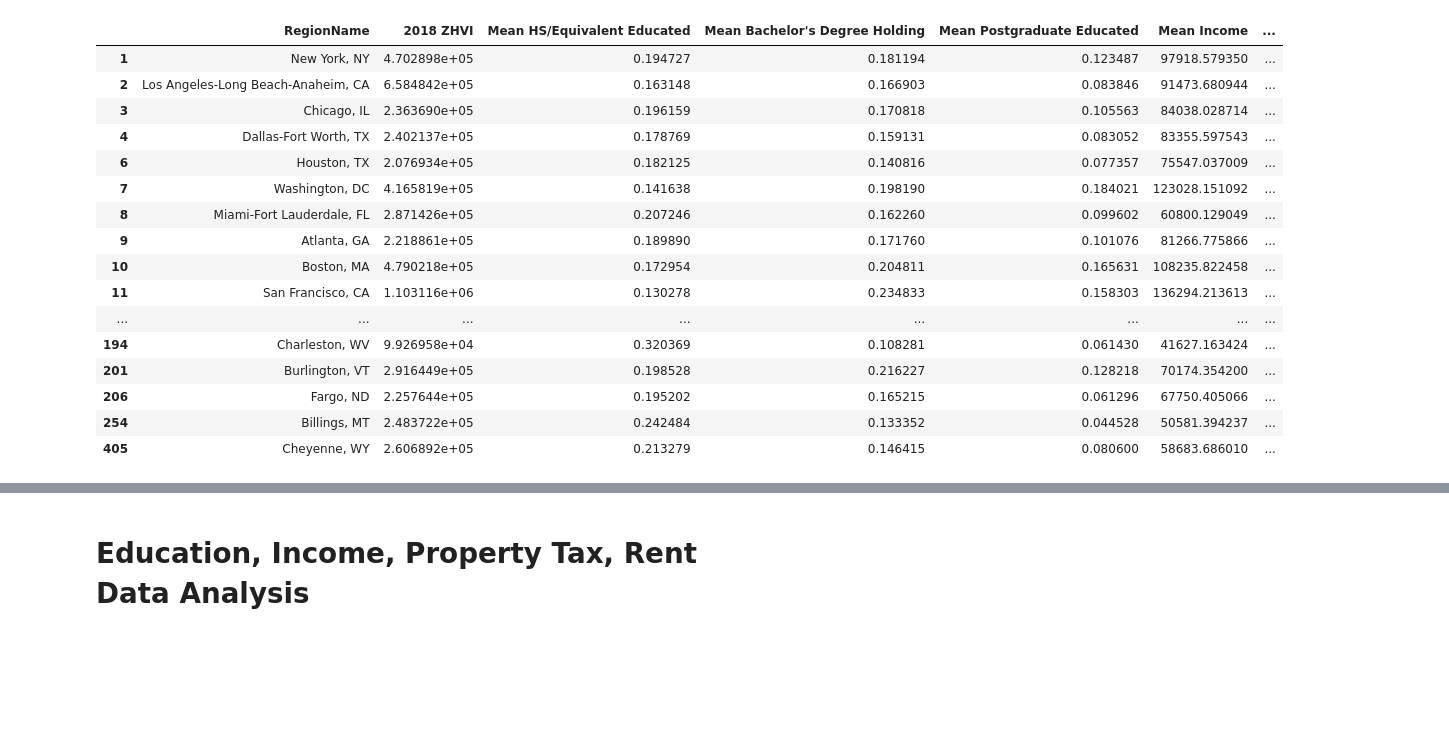
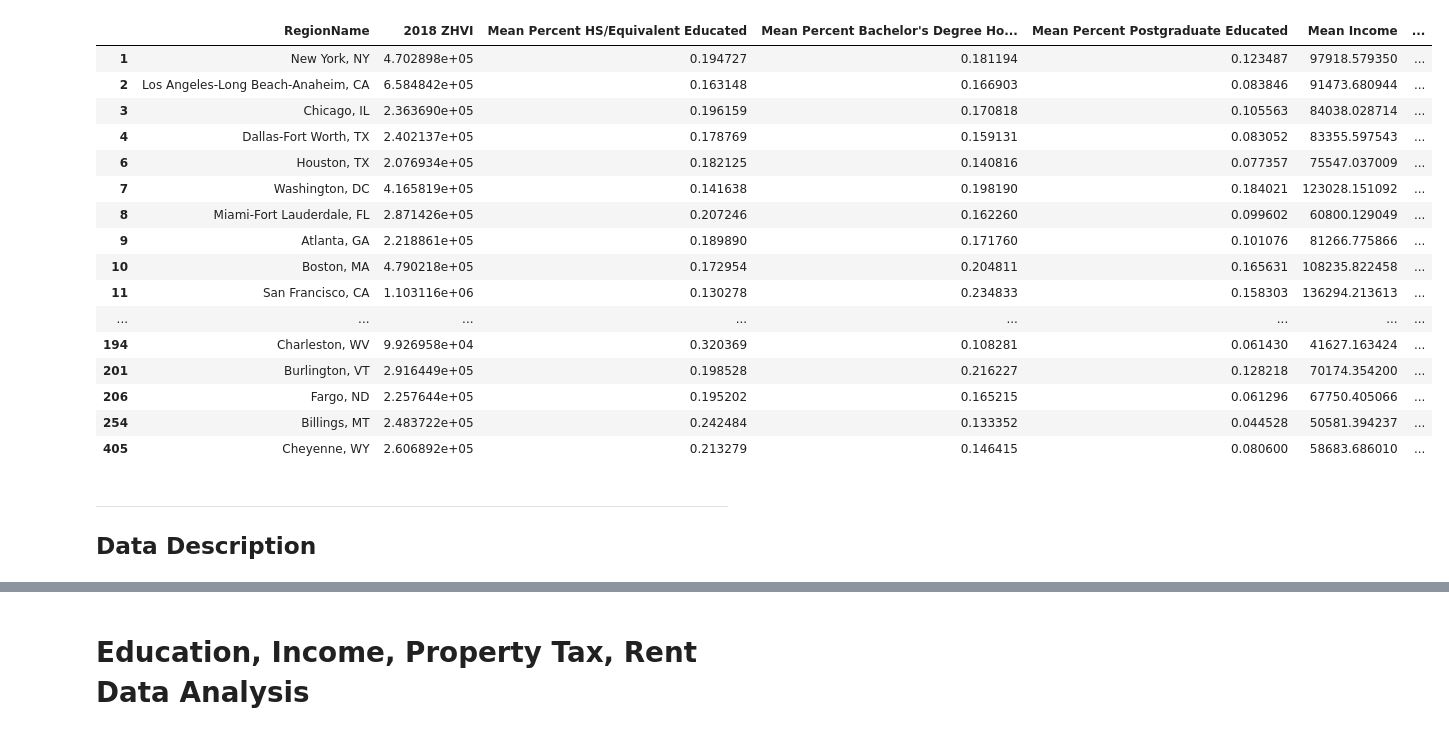
Before and after one commit to Wichaelian/INFO2950, a Jupyter notebook: Phase IV.ipynb, the cells around one changed output, grey strips where cells are left out. Saved outputs shown, nothing was run; the diff lists cells and outputs as text; code cells hidden in the pictures; blank space fills up the shorter version.

```diff
--- a/Phase IV.ipynb
+++ b/Phase IV.ipynb
@@ -7,12 +93,13 @@ from sklearn.linear_model import LinearRegression
 from scipy import stats
 from scipy.stats import poisson, ttest_ind
 # %%
-##"Charlotte, NC",
+
 
 chosenCities = ["New York, NY",
                 "Chicago, IL",
                 "Houston, TX",
                 "Boston, MA",
+                "Charlotte, NC",
                 "Louisville-Jefferson County, KY",
                 "Cincinnati, OH",
                 "Washington, DC",
@@ -20,7 +107,8 @@ chosenCities = ["New York, NY",
                 "San Francisco, CA",
                 "Los Angeles-Long Beach-Anaheim, CA",
                 "Miami-Fort Lauderdale, FL",
-                "Seattle, WA", "Atlanta, GA",
+                "Seattle, WA",
+                "Atlanta, GA",
                 "Detroit, MI",
                 "Minneapolis, MN",
                 "Phoenix, AZ",
@@ -68,7 +156,7 @@ msazhvi.head()
 ##Read the file containing climate and crime data
 climatecrime = pd.read_csv("CrimeClimate.csv")
 
-##Averaging out the 12 months in 2018 to obtain 1 value for the entire year.
+##Averaging out all the ZHVI values for the 12 months in 2018 to obtain 1 value for the entire year.
 msazhvi["2018 ZHVI"] = msazhvi["2018-01-31"] + msazhvi["2018-02-28"] + msazhvi["2018-03-31"] + msazhvi["2018-04-30"] + msazhvi["2018-05-31"] + msazhvi["2018-06-30"] + msazhvi["2018-07-31"] + msazhvi["2018-08-31"] + msazhvi["2018-09-30"] + msazhvi["2018-10-31"] + msazhvi["2018-11-30"] + msazhvi["2018-12-31"]
 msazhvi["2018 ZHVI"]= msazhvi["2018 ZHVI"]/12
 
@@ -79,9 +167,9 @@ msazhvi = msazhvi[["RegionName", "2018 ZHVI"]]
 msazhvi = msazhvi[msazhvi["RegionName"].isin(chosenCities)]
 
 ##Creating columns to be filled
-msazhvi["Mean HS/Equivalent Educated"] = np.nan
-msazhvi["Mean Bachelor's Degree Holding"] = np.nan
-msazhvi["Mean Postgraduate Educated"] = np.nan
+msazhvi["Mean Percent HS/Equivalent Educated"] = np.nan
+msazhvi["Mean Percent Bachelor's Degree Holding"] = np.nan
+msazhvi["Mean Percent Postgraduate Educated"] = np.nan
 msazhvi["Mean Income"] = np.nan
 msazhvi["Mean Property Tax"] = np.nan
 msazhvi["Mean Rent as a Percentage of Income"] = np.nan
@@ -203,9 +302,9 @@ def weightedMeans(location, MSAdata):
         tax += MSAdata["Property taxes (yearly real estate taxes)"][i]*MSAdata["Households"][i]/totalHouses
         grpip += MSAdata["Gross rent as a percentage of household income past 12 months"][i]*MSAdata["Households"][i]/totalHouses
 
-    msazhvi.loc[(msazhvi["RegionName"] == location), "Mean HS/Equivalent Educated"] = hs
-    msazhvi.loc[(msazhvi["RegionName"] == location), "Mean Bachelor's Degree Holding"] = bach
-    msazhvi.loc[(msazhvi["RegionName"] == location), "Mean Postgraduate Educated"] = post
+    msazhvi.loc[(msazhvi["RegionName"] == location), "Mean Percent HS/Equivalent Educated"] = hs
+    msazhvi.loc[(msazhvi["RegionName"] == location), "Mean Percent Bachelor's Degree Holding"] = bach
+    msazhvi.loc[(msazhvi["RegionName"] == location), "Mean Percent Postgraduate Educated"] = post
     msazhvi.loc[(msazhvi["RegionName"] == location), "Mean Income"] = inc
     msazhvi.loc[(msazhvi["RegionName"] == location), "Mean Property Tax"] = tax
     msazhvi.loc[(msazhvi["RegionName"] == location), "Mean Rent as a Percentage of Income"] = grpip
@@ -243,7 +342,7 @@ weightedMeans('St. Louis, MO', STL)
 weightedMeans('Albuquerque, NM', ALB)
 weightedMeans('Birmingham, AL', BH)
 weightedMeans('Boise City, ID', BO)
-##weightedMeans('Charlotte, NC', CLT)
+weightedMeans('Charlotte, NC', CLT)
 weightedMeans('Urban Honolulu, HI', HON)
 weightedMeans('Kansas City, MO', KC)
 weightedMeans('Milwaukee, WI', MIL)
@@ -253,34 +352,34 @@ weightedMeans('Oklahoma City, OK', OKC)
 weightedMeans('Omaha, NE', OM)
 weightedMeans('Pittsburgh, PA', PT)
 weightedMeans('Salt Lake City, UT', SLC)
 weightedMeans('Tampa, FL', TP)
 
 weightedMeans('Portland, OR', POROR)
 weightedMeans('Cheyenne, WY', CHE)
 weightedMeans('Billings, MT', BIL)
 weightedMeans('Fargo, ND', FAR)
 weightedMeans('Sioux Falls, SD', SIO)
 weightedMeans('Des Moines, IA', DES)
 weightedMeans('Indianapolis, ID', IND)
 weightedMeans('Charleston, WV', CHA)
 weightedMeans('Virginia Beach, VA', VIR)
 weightedMeans('Columbia, SC', COL)
 weightedMeans('Little Rock, AR', LIT)
 weightedMeans('New Orleans, LA', ORL)
 weightedMeans('Jackson, MS', JAC)
 weightedMeans('Providence, RI', PRO)
 weightedMeans('Wilmington, DE', WIL)
 weightedMeans('Baltimore, MD', BAL)
 weightedMeans('Burlington, VT', BUR)
 weightedMeans('Manchester, NH', MAN)
 weightedMeans('Portland, ME', PORME)
 weightedMeans('Anchorage, AK', ANC)
 
 
 
 msazhvi
 # %% [output]
-|  | RegionName | 2018 ZHVI | Mean HS/Equivalent Educated | Mean Bachelor's Degree Holding | Mean Postgraduate Educated | Mean Income | ... |
+|  | RegionName | 2018 ZHVI | Mean Percent HS/Equivalent Educated | Mean Percent Bachelor's Degree Ho... | Mean Percent Postgraduate Educated | Mean Income | ... |
 | 1 | New York, NY | 4.702898e+05 | 0.194727 | 0.181194 | 0.123487 | 97918.579350 | ... |
 | 2 | Los Angeles-Long Beach-Anaheim, CA | 6.584842e+05 | 0.163148 | 0.166903 | 0.083846 | 91473.680944 | ... |
 | 3 | Chicago, IL | 2.363690e+05 | 0.196159 | 0.170818 | 0.105563 | 84038.028714 | ... |
@@ -297,3 +396,6 @@ msazhvi
 | 206 | Fargo, ND | 2.257644e+05 | 0.195202 | 0.165215 | 0.061296 | 67750.405066 | ... |
 | 254 | Billings, MT | 2.483722e+05 | 0.242484 | 0.133352 | 0.044528 | 50581.394237 | ... |
 | 405 | Cheyenne, WY | 2.606892e+05 | 0.213279 | 0.146415 | 0.080600 | 58683.686010 | ... |
+# %% [markdown]
+---
+## Data Description
```
Also changed, not shown: parts of 12 cells of this notebook.
